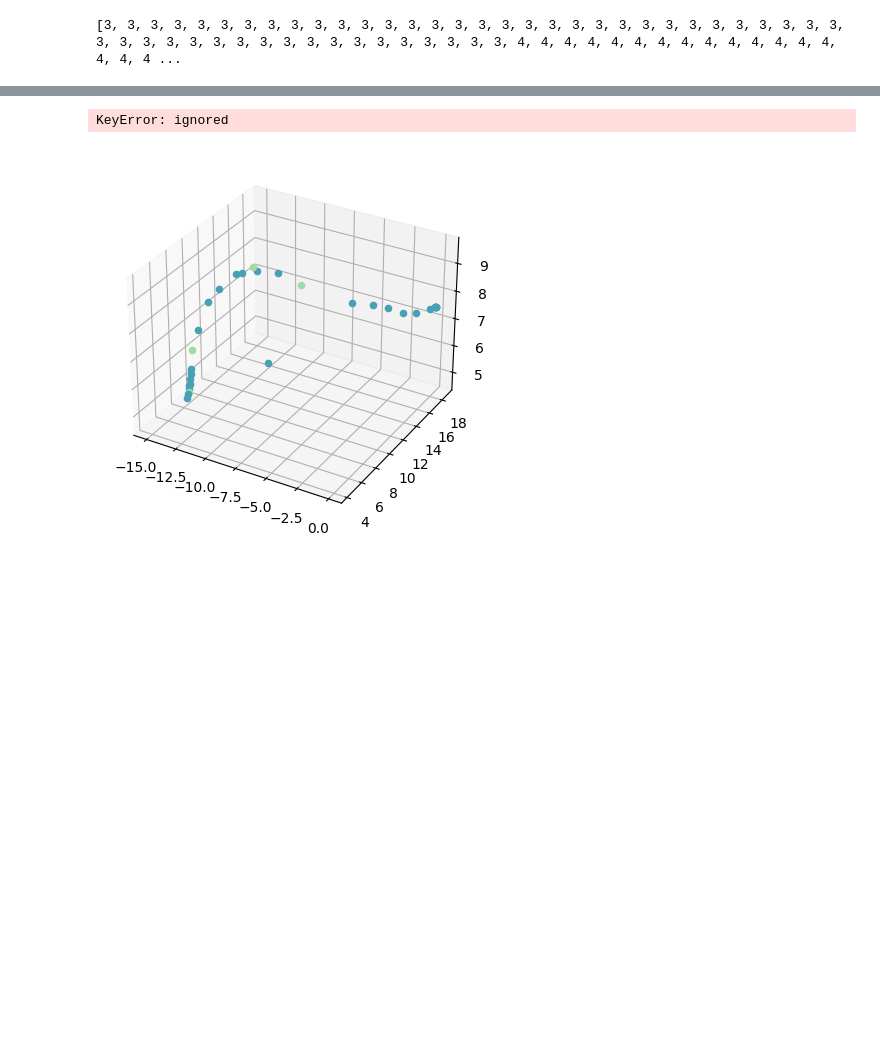
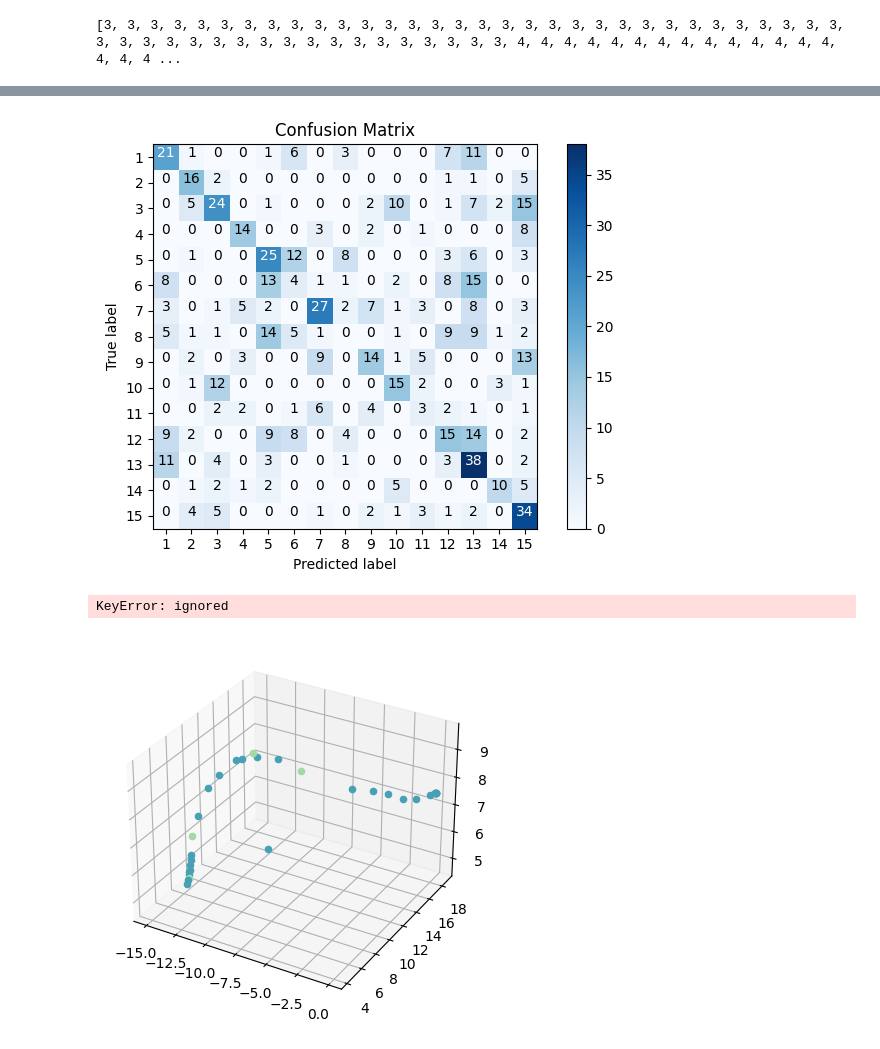
Before and after one commit to MeysamAmirsardari/PoseModel, a Jupyter notebook: Jupyter Notebook/PennActionTest.ipynb, the cells around one changed output, grey strips where cells are left out. Saved outputs shown, nothing was run; the diff lists cells and outputs as text; code cells hidden in the pictures; blank space fills up the shorter version.

```diff
--- a/Jupyter Notebook/PennActionTest.ipynb
+++ b/Jupyter Notebook/PennActionTest.ipynb
@@ -964,3 +1053,42 @@ plt.show()
+# %%
+import numpy as np
+import matplotlib.pyplot as plt
+from sklearn.metrics import confusion_matrix
+
+# Example ground truth and predicted labels
+y_true = y_test
+
+# Compute confusion matrix
+cm = confusion_matrix(y_true, y_pred)
+
+# Create a function to plot the confusion matrix
+def plot_confusion_matrix(cm, classes):
+    plt.imshow(cm, interpolation='nearest', cmap=plt.cm.Blues)
+    plt.title('Confusion Matrix')
+    plt.colorbar()
+    tick_marks = np.arange(len(classes))
+    plt.xticks(tick_marks, classes)
+    plt.yticks(tick_marks, classes)
+
+    thresh = cm.max() / 2
+    for i in range(cm.shape[0]):
+        for j in range(cm.shape[1]):
+            plt.text(j, i, format(cm[i, j], 'd'),
+                     horizontalalignment="center",
+                     color="white" if cm[i, j] > thresh else "black")
+
+    plt.ylabel('True label')
+    plt.xlabel('Predicted label')
+    plt.tight_layout()
+
+# Define the class labels
+class_names = [str(i+1) for i in range(15)]
+
+# Plot the confusion matrix
+plot_confusion_matrix(cm, class_names)
+plt.show()
+# %% [output]
+[figure, added]
 # %%
 import numpy as np
 from sklearn.manifold import TSNE
```
Also changed, not shown: parts of 31 cells of this notebook.
